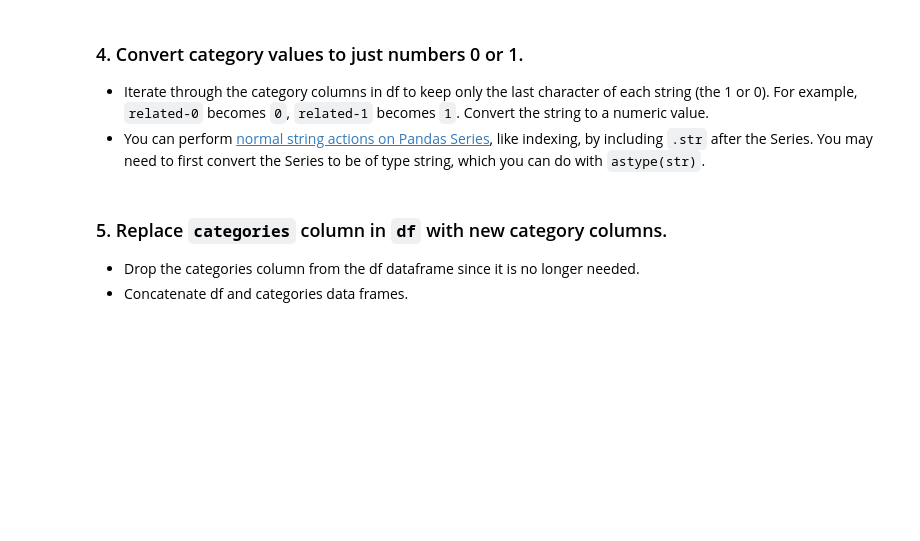
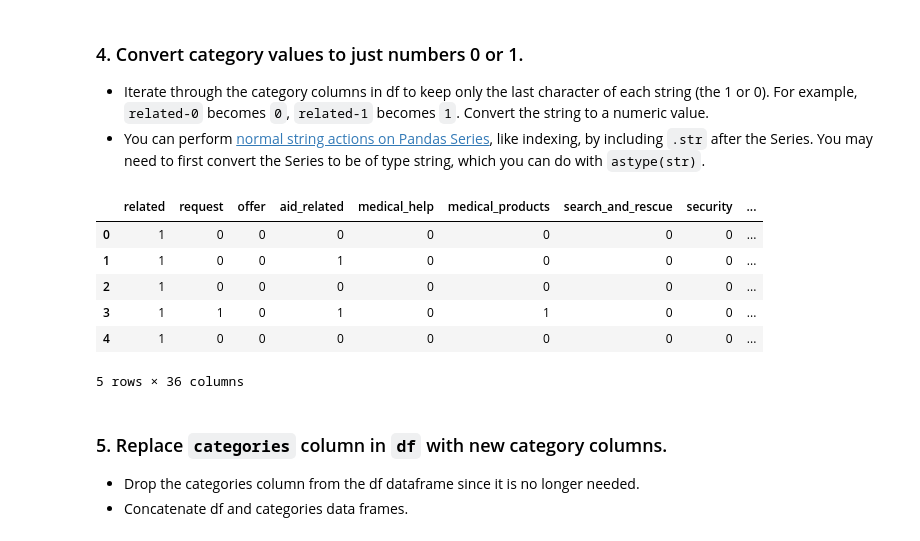
Before and after one commit to BartLeplae/Disaster-Response-ble, a Jupyter notebook: data/ETL Pipeline Preparation.ipynb, the cells around one changed output. Drawn from its saved outputs; the diff is of its cells as text; code cells hidden in the pictures; blank space fills up the shorter version.

```diff
--- a/data/ETL Pipeline Preparation.ipynb
+++ b/data/ETL Pipeline Preparation.ipynb
@@ -89,0 +118,4 @@ categories.head()
+# %%
+# select the first row of the categories dataframe
+firstrow = categories.head(1).values[0]
+firstrow
@@ -90,9 +133,9 @@ categories.head()
 # %%
-# select the first row of the categories dataframe
-row =
-
 # use this row to extract a list of new column names for categories.
 # one way is to apply a lambda function that takes everything
 # up to the second to last character of each string with slicing
-category_colnames =
+def strip_last(s):
+    return s[:-2]
+
+category_colnames = np.array(list(map(strip_last, firstrow)))
 print(category_colnames)
@@ -107,11 +166,19 @@ categories.head()
 # %%
 for column in categories:
     # set each value to be the last character of the string
-    categories[column] =
+    categories[column] = categories[column].str[-1]
 
     # convert column from string to numeric
-    categories[column] =
+    categories[column] = categories[column].astype(int)
 categories.head()
+# %% [output]
+|  | related | request | offer | aid_related | medical_help | medical_products | search_and_rescue | security | ... |
+| 0 | 1 | 0 | 0 | 0 | 0 | 0 | 0 | 0 | ... |
+| 1 | 1 | 0 | 0 | 1 | 0 | 0 | 0 | 0 | ... |
+| 2 | 1 | 0 | 0 | 0 | 0 | 0 | 0 | 0 | ... |
+| 3 | 1 | 1 | 0 | 1 | 0 | 1 | 0 | 0 | ... |
+| 4 | 1 | 0 | 0 | 0 | 0 | 0 | 0 | 0 | ... |
+5 rows × 36 columns
 # %% [markdown]
 ### 5. Replace `categories` column in `df` with new category columns.
 - Drop the categories column from the df dataframe since it is no longer needed.
```
Also changed, not shown: parts of 20 cells of this notebook, 2 other files.
